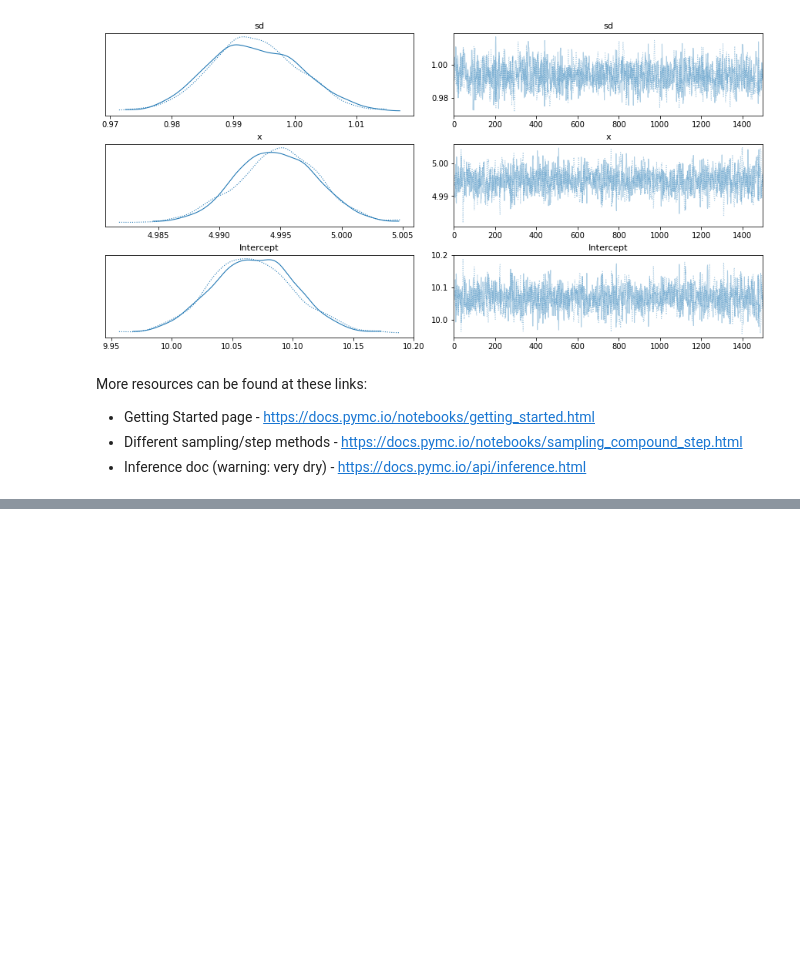
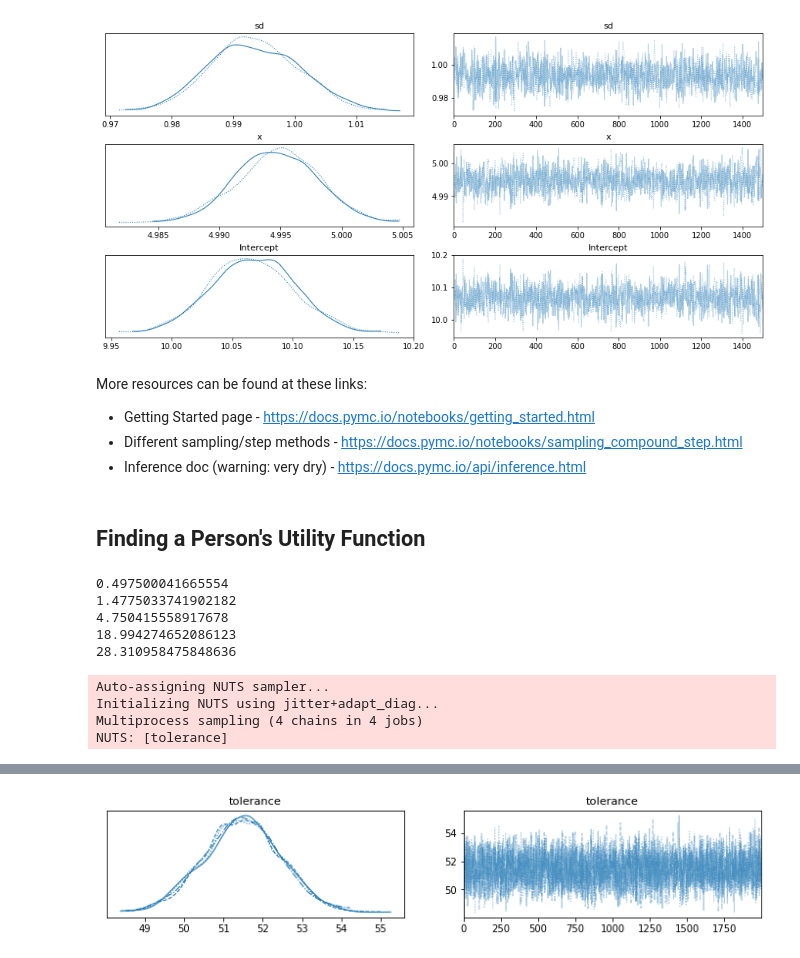
Before and after one commit to landonwork/decision_theory, a Jupyter notebook: source/pymc3.ipynb, the cells around one changed output, grey strips where cells are left out. Saved outputs shown, nothing was run; the diff lists cells and outputs as text; code cells hidden in the pictures; blank space fills up the shorter version.

```diff
--- a/source/pymc3.ipynb
+++ b/source/pymc3.ipynb
@@ -119,3 +120,44 @@ More resources can be found at these links:
 * Getting Started page - https://docs.pymc.io/notebooks/getting_started.html
 * Different sampling/step methods - https://docs.pymc.io/notebooks/sampling_compound_step.html
 * Inference doc (warning: very dry) - https://docs.pymc.io/api/inference.html
+# %% [markdown]
+## Finding a Person's Utility Function
+# %%
+def util(x, r):
+    return -np.exp(-x/r)
+
+def e_util(payoffs, probs, r):
+    return (util(payoffs, r) * probs).sum()
+
+def uinv(y, r):
+    return -np.log(-y)*r
+# %%
+x1 = np.array([1,    3, 10, 50, 100])
+x2 = np.array([0,    0,  0,  0, 0  ])
+y  = np.array([.5, 1.5,  5, 19, 28 ])
+
+for a, b in zip(x1,x2):
+    print(uinv(e_util(np.array([a,b]), np.array([.5,.5]), 50), 50))
+
+with pm.Model() as util_model:
+    payoff1 = pm.Normal(name='payoff1', mu=10, sigma=10, observed=x1)
+    payoff2 = pm.Normal(name='payoff2', mu=0, sigma=.5, observed=x2)
+    tolerance = pm.Normal(name='tolerance', mu=50, sigma=1)
+    ce      = pm.Normal(name='ce',
+                        mu=-np.log(np.exp(payoff1/tolerance)*.5 + np.exp(payoff2/tolerance)*.5)*tolerance,
+                        sigma=5,
+                        observed=y)
+
+    # step = pm.Slice()
+    trace = pm.sample(2000)
+    pm.plot_trace(trace)
+# %% [output]
+0.497500041665554
+1.4775033741902182
+4.750415558917678
+18.994274652086123
+28.310958475848636
+Auto-assigning NUTS sampler...
+Initializing NUTS using jitter+adapt_diag...
+Multiprocess sampling (4 chains in 4 jobs)
+NUTS: [tolerance]
@@ -121,0 +166 @@ More resources can be found at these links:
+[figure, added]
```
Also changed, not shown: parts of 2 cells of this notebook, 36 other files.
